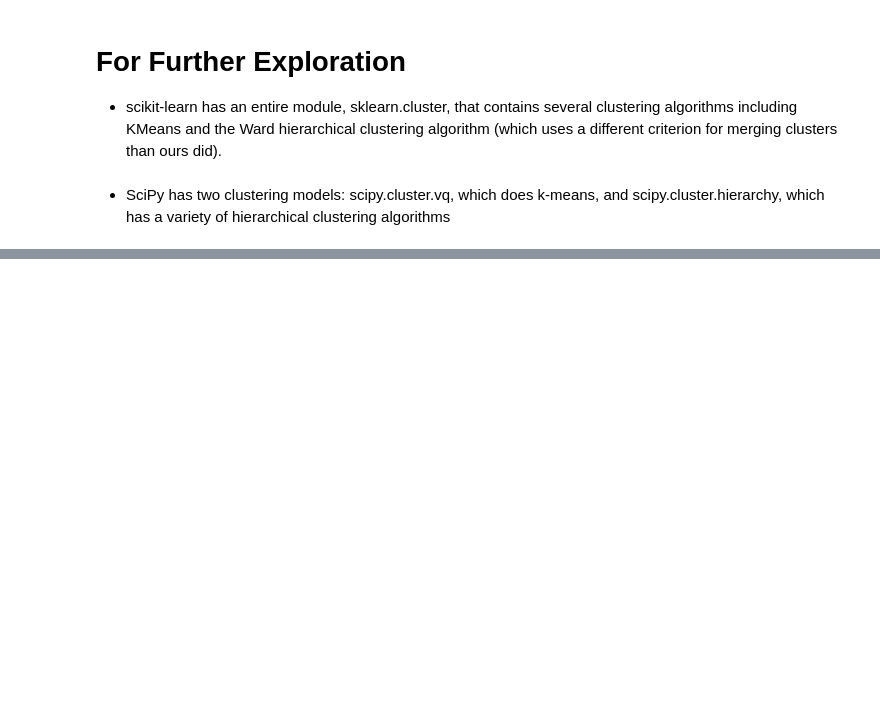
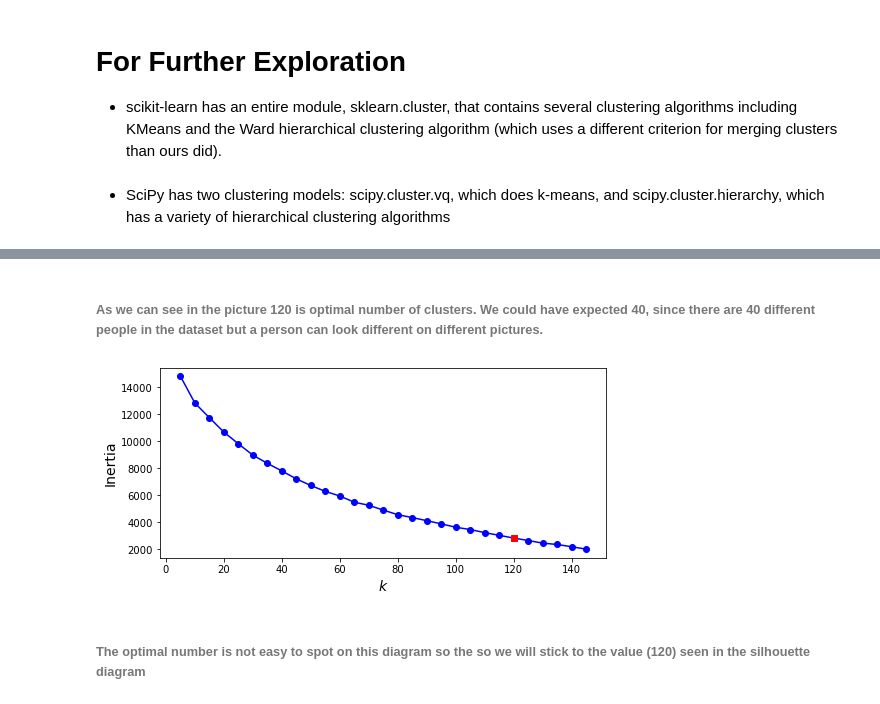
Before and after one commit to Jean-Poul/Assignment-8-Clustering, a Jupyter notebook: Assignment-8-clustering.ipynb, the cells around one changed output, grey strips where cells are left out. Drawn from its saved outputs; the diff is of its cells as text; code cells hidden in the pictures; blank space fills up the shorter version.

```diff
--- a/Assignment-8-clustering.ipynb
+++ b/Assignment-8-clustering.ipynb
@@ -341,0 +478,17 @@ hierarchical clustering algorithms
+# %% [markdown]
+###### As we can see in the picture 120 is optimal number of clusters. We could have expected 40, since there are 40 different people in the dataset but a person can look different on different pictures.
+# %%
+# 6 Visualizing it with an inertia diagram
+inertias = [model.inertia_ for model in kmeans_per_k]
+best_inertia = inertias[best_index]
+
+plt.figure(figsize=(8, 3.5))
+plt.plot(k_range, inertias, "bo-")
+plt.xlabel("$k$", fontsize=14)
+plt.ylabel("Inertia", fontsize=14)
+plt.plot(best_k, best_inertia, "rs")
+plt.show()
+# %% [output]
+[figure, added]
+# %% [markdown]
+###### The optimal number is not easy to spot on this diagram so the so we will stick to the value (120) seen in the silhouette diagram
```
Also changed, not shown: parts of 19 cells of this notebook, 1 other file.
